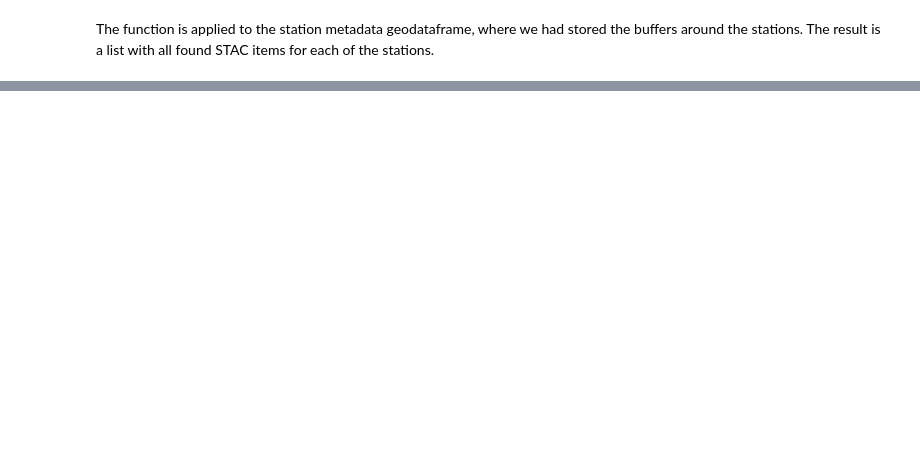
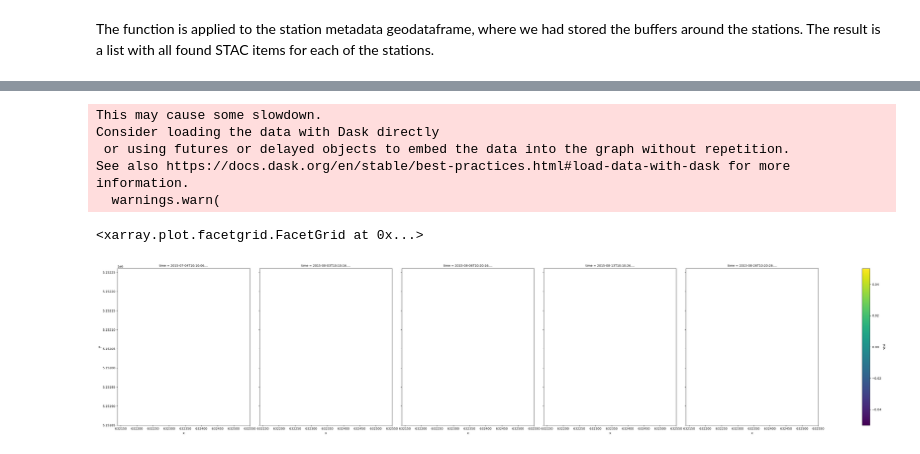
Before and after one commit to DLR-terrabyte/eo-examples, a Jupyter notebook: workshop_prepml/pz_Prepare-ML.ipynb, the cells around one changed output, grey strips where cells are left out. Cells and saved outputs as stored; diff of their text form; code cells hidden in the pictures; blank space fills up the shorter version.

```diff
--- a/workshop_prepml/pz_Prepare-ML.ipynb
+++ b/workshop_prepml/pz_Prepare-ML.ipynb
@@ -471,0 +730,14 @@ cube.green.plot.imshow(col="time", size=8, aspect=1)
+# %%
+%%time
+bands = ["green", "swir16"] # s2 and ls share the same band names, this allows us to load them together directly.
+#bands_s2 = bands+["SCL"] # let's try without cloud masking
+#bands_ls = bands+["QA_Pixel"] # let's try without cloud masking
+
+cube_s2 = odc_stac.load(items_s2,
+                        geopolygon=aoi.geometry,
+                        groupby='solar_day',
+                        chunks={"x": 128, "y": 128, "time": -1}, # maybe add a time chunk?
+                        bands=bands
+)
+cube_s2 # is this lazily loaded?
+# how can i check if the object is lazy?
@@ -471,0 +785,3 @@ cube.green.plot.imshow(col="time", size=8, aspect=1)
+# %%
+# add tested workflow here!
+cube_s2["ndsi"]=(cube_s2.green/10000 - cube_s2.swir16/10000) / (cube_s2.green/10000 + cube_s2.swir16/10000)
@@ -471,0 +800,2 @@ cube.green.plot.imshow(col="time", size=8, aspect=1)
+# %%
+cube_s2 = cube_s2["ndsi"] # drop the other two vars! #cube = cube[["ndsi"]] # Dataset
@@ -471,0 +836,6 @@ cube.green.plot.imshow(col="time", size=8, aspect=1)
+# %%
+sd_meta_s2 = sd_meta
+sd_meta_s2.geometry = sd_meta_s2.geometry.to_crs(cube_s2.rio.crs)
+sd_meta_s2.geometry
+sd_meta_s2 = sd_meta_s2.drop(['minx', 'miny', 'maxx', 'maxy'], axis=1)
+sd_meta_s2 = pd.concat([sd_meta_s2, sd_meta_s2.bounds], axis=1)
@@ -471,0 +894,14 @@ cube.green.plot.imshow(col="time", size=8, aspect=1)
+# %%
+cube_s2.rio.clip([box(sd_meta_s2.minx.iloc[2],
+                      sd_meta_s2.miny.iloc[2],
+                      sd_meta_s2.maxx.iloc[2],
+                      sd_meta_s2.maxy.iloc[2])],
+                 all_touched=True).isel(time=slice(None, 5)).plot.imshow(col="time", size=8, aspect=1)
+# %% [output]
+This may cause some slowdown.
+Consider loading the data with Dask directly
+ or using futures or delayed objects to embed the data into the graph without repetition.
+See also https://docs.dask.org/en/stable/best-practices.html#load-data-with-dask for more information.
+  warnings.warn(
+<xarray.plot.facetgrid.FacetGrid at 0x...>
+[figure, added]
```
Also changed, not shown: parts of 179 cells of this notebook, 1 other file.
